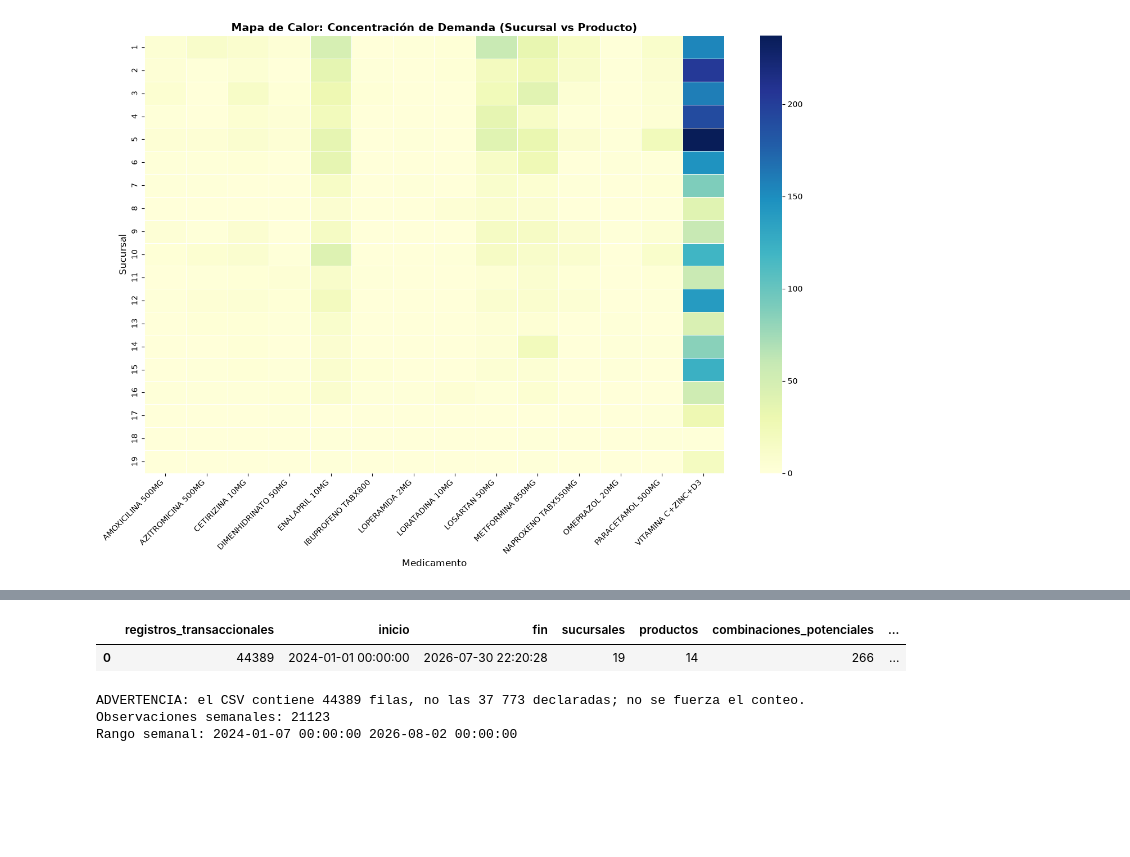
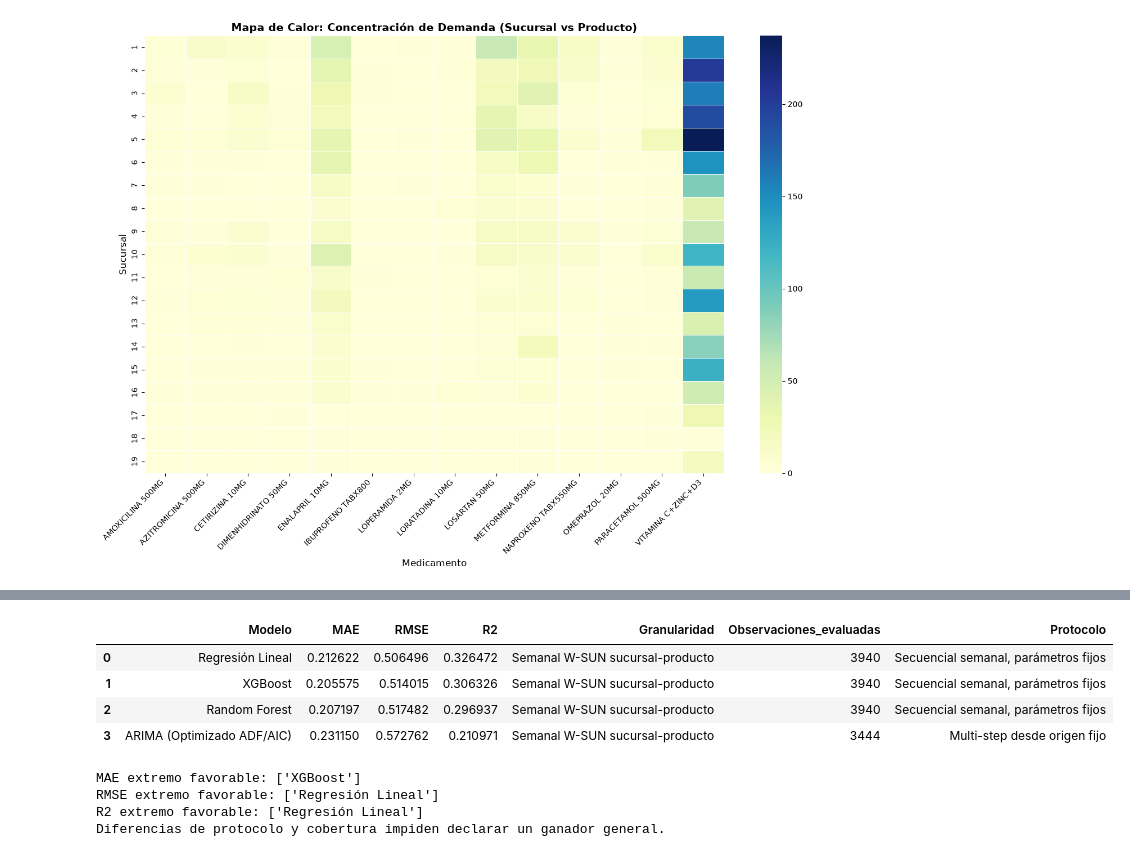
Before and after one commit to Victor-Andree/Modelos_ML, a Jupyter notebook: notebooks/07_Entrenamiento_MachineLearning.ipynb, the cells around one changed output, grey strips where cells are left out. Drawn from its saved outputs; the diff is of its cells as text; code cells hidden in the pictures; blank space fills up the shorter version.

```diff
--- a/notebooks/07_Entrenamiento_MachineLearning.ipynb
+++ b/notebooks/07_Entrenamiento_MachineLearning.ipynb
@@ -364,51 +365,29 @@ Proceso finalizado. Modelo exportado con éxito en: modelo_xgb_optimo.pkl
 # %%
-import sys
-import json
-import hashlib
-import platform
-from pathlib import Path
-import importlib.metadata
-import pandas as pd
-import numpy as np
-import matplotlib.pyplot as plt
-from sklearn.compose import ColumnTransformer
-from sklearn.preprocessing import OneHotEncoder
-from sklearn.pipeline import Pipeline
-from sklearn.model_selection import GridSearchCV
-from sklearn.linear_model import LinearRegression
-from sklearn.ensemble import RandomForestRegressor
-from sklearn.metrics import mean_absolute_error, mean_squared_error, r2_score
-from xgboost import XGBRegressor
-import joblib
-
-sys.path.insert(0, str(Path('..').resolve()))
-from src.preprocessing.demanda_semanal import (
-    CLAVES, NUMERICAS, construir_semanal, agregar_features, particiones_por_semana)
-
-ruta_datos = Path('../datasets/dataset_maestro_dashboard.csv')
-salida = Path('../resultados/semanal')
-salida.mkdir(parents=True, exist_ok=True)
-fecha_corte = '2026-01-01'
-df = pd.read_csv(ruta_datos)
-df['fecdoc'] = pd.to_datetime(df['fecdoc'], errors='raise')
-resumen_original = {
-    'registros_transaccionales': len(df),
-    'inicio': str(df.fecdoc.min()), 'fin': str(df.fecdoc.max()),
-    'sucursales': int(df.sucursal.nunique()), 'productos': int(df.producto.nunique()),
-    'combinaciones_potenciales': int(df.sucursal.nunique() * df.producto.nunique()),
-    'combinaciones_observadas': int(df.groupby(CLAVES).ngroups),
-    'sha256_dataset': hashlib.sha256(ruta_datos.read_bytes()).hexdigest()
-}
-display(pd.DataFrame([resumen_original]))
-if len(df) != 37773:
-    print('ADVERTENCIA: el CSV contiene', len(df), 'filas, no las 37 773 declaradas; no se fuerza el conteo.')
-semanal = construir_semanal(df)
-semanal.to_csv(salida / 'dataset_semanal.csv', index=False)
-print('Observaciones semanales:', len(semanal))
-print('Rango semanal:', semanal.semana.min(), semanal.semana.max())
+arima_info = json.loads((salida / 'experimento_arima.json').read_text(encoding='utf-8'))
+assert arima_info['version_target'] == manifiesto['version_target']
+assert arima_info['sha256_dataset'] == resumen_original['sha256_dataset']
+assert arima_info['sha256_constructor'] == manifiesto['sha256_constructor']
+comparacion_ml = tabla_final[['Modelo','MAE','RMSE','R2']].copy()
+comparacion_ml['Granularidad'] = 'Semanal W-SUN sucursal-producto'
+comparacion_ml['Observaciones_evaluadas'] = len(df_test)
+comparacion_ml['Protocolo'] = 'Secuencial semanal, parámetros fijos'
+comparacion_arima = pd.read_csv(salida / 'metricas_arima.csv')
+comparacion_arima['Granularidad'] = 'Semanal W-SUN sucursal-producto'
+comparacion_arima['Observaciones_evaluadas'] = arima_info['observaciones_evaluadas']
+comparacion_arima['Protocolo'] = 'Multi-step desde origen fijo'
+comparacion = pd.concat([comparacion_ml, comparacion_arima], ignore_index=True)
+comparacion.to_csv(salida / 'comparacion_modelos.csv', index=False)
+display(comparacion)
+for metrica, extremo in [('MAE', comparacion.MAE.min()), ('RMSE', comparacion.RMSE.min()), ('R2', comparacion.R2.max())]:
+    print(metrica, 'extremo favorable:', comparacion.loc[comparacion[metrica].eq(extremo), 'Modelo'].tolist())
+print('Diferencias de protocolo y cobertura impiden declarar un ganador general.')
 # %% [output]
-|  | registros_transaccionales | inicio | fin | sucursales | productos | combinaciones_potenciales | ... |
-| 0 | 44389 | 2024-01-01 00:00:00 | 2026-07-30 22:20:28 | 19 | 14 | 266 | ... |
+|  | Modelo | MAE | RMSE | R2 | Granularidad | Observaciones_evaluadas | Protocolo |
+| 0 | Regresión Lineal | 0.212622 | 0.506496 | 0.326472 | Semanal W-SUN sucursal-producto | 3940 | Secuencial semanal, parámetros fijos |
+| 1 | XGBoost | 0.205575 | 0.514015 | 0.306326 | Semanal W-SUN sucursal-producto | 3940 | Secuencial semanal, parámetros fijos |
+| 2 | Random Forest | 0.207197 | 0.517482 | 0.296937 | Semanal W-SUN sucursal-producto | 3940 | Secuencial semanal, parámetros fijos |
+| 3 | ARIMA (Optimizado ADF/AIC) | 0.231150 | 0.572762 | 0.210971 | Semanal W-SUN sucursal-producto | 3444 | Multi-step desde origen fijo |
-ADVERTENCIA: el CSV contiene 44389 filas, no las 37 773 declaradas; no se fuerza el conteo.
-Observaciones semanales: 21123
-Rango semanal: 2024-01-07 00:00:00 2026-08-02 00:00:00
+MAE extremo favorable: ['XGBoost']
+RMSE extremo favorable: ['Regresión Lineal']
+R2 extremo favorable: ['Regresión Lineal']
+Diferencias de protocolo y cobertura impiden declarar un ganador general.
```
Also changed, not shown: parts of 23 cells of this notebook, 35 other files.
